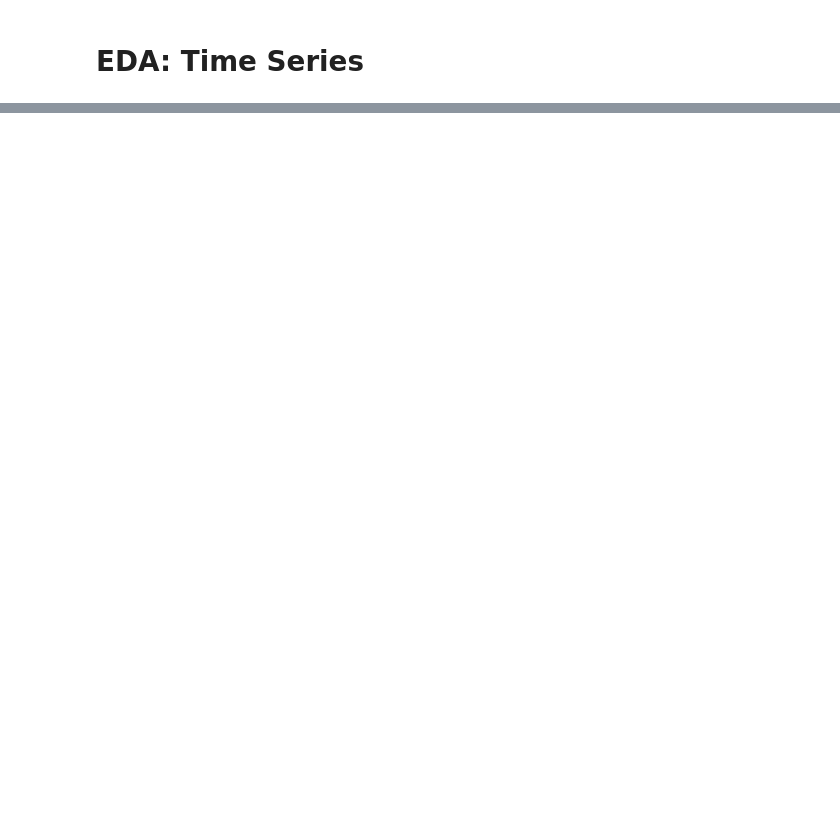
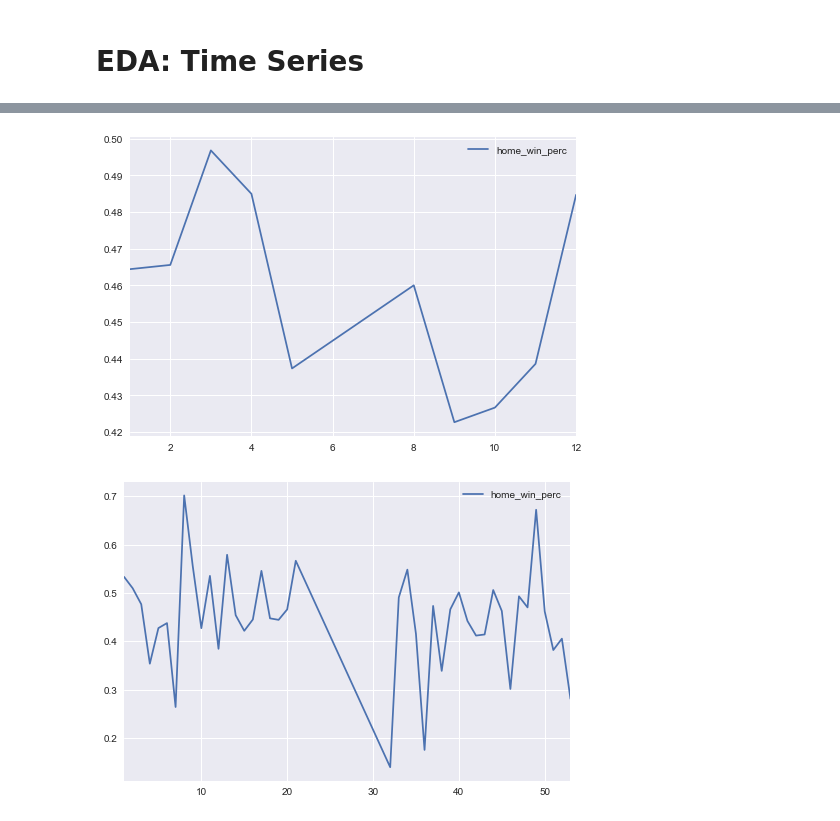
Before and after one commit to augusteby/soccerprediction, a Jupyter notebook: England/exploratory_data_analysis/eda_time_series.ipynb, the cells around one changed output, grey strips where cells are left out. Cells and saved outputs as stored; diff of their text form; code cells hidden in the pictures; blank space fills up the shorter version.

```diff
--- a/England/exploratory_data_analysis/eda_time_series.ipynb
+++ b/England/exploratory_data_analysis/eda_time_series.ipynb
@@ -39,2 +39,5 @@ home_win                                  int64
 Date                             datetime64[ns]
 dtype: object
+# %%
+home_win_vs_time = data[['home_win','Date']]
+home_win_vs_time.head(5)
@@ -40,0 +51,19 @@ dtype: object
+# %%
+unique_dates=np.unique(home_win_vs_time['Date'].values)
+
+perc_home_win_vs_time_dic = {}
+perc_home_win_all= []
+
+for date in unique_dates:
+    info_date = home_win_vs_time[home_win_vs_time['Date']==date]
+    home_win_info_date=info_date['home_win'].values
+    perc_home_win = np.sum(home_win_info_date)*1.0/len(home_win_info_date)
+    perc_home_win_all.append(perc_home_win)
+
+perc_home_win_vs_time_dic['time']=unique_dates
+perc_home_win_vs_time_dic['home_win_perc']=perc_home_win_all
+
+perc_home_win_vs_time_df = pd.DataFrame(perc_home_win_vs_time_dic)
+perc_home_win_vs_time_df.index=perc_home_win_vs_time_df['time']
+perc_home_win_vs_time_df=perc_home_win_vs_time_df.drop('time',1)
+perc_home_win_vs_time_df.head()
@@ -40,0 +78,12 @@ dtype: object
+# %%
+average_year_by_month = perc_home_win_vs_time_df.groupby([perc_home_win_vs_time_df.index.month]).mean()
+average_year_by_week = perc_home_win_vs_time_df.groupby([perc_home_win_vs_time_df.index.week]).mean()
+# %%
+fig1,ax1=plt.subplots()
+fig2,ax2=plt.subplots()
+average_year_by_month.plot(ax=ax1)
+average_year_by_week.plot(ax=ax2)
+plt.show()
+# %% [output]
+[figure, added]
+[figure, added]
```
Also changed, not shown: parts of 16 cells of this notebook, 6 other files.
